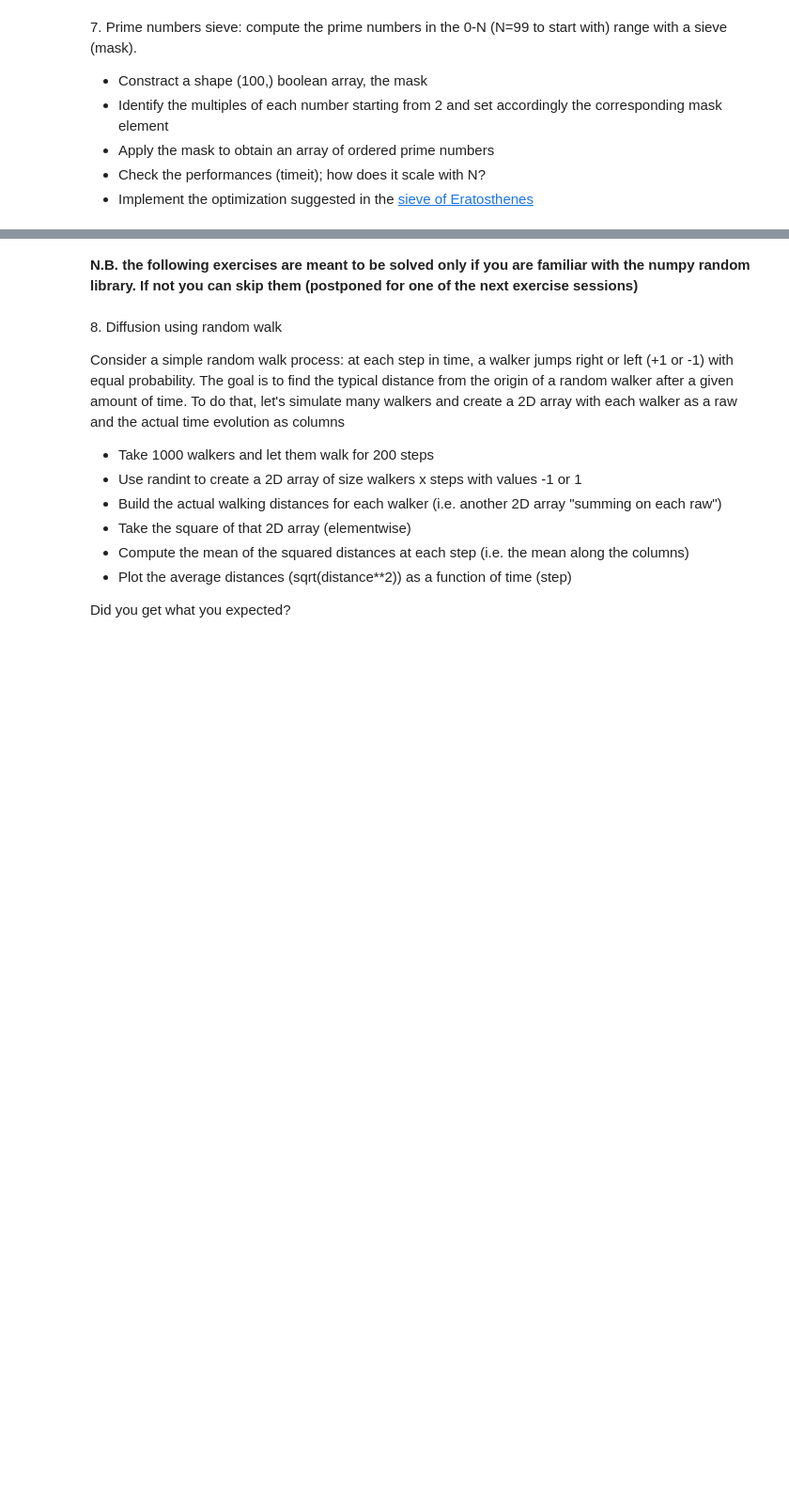
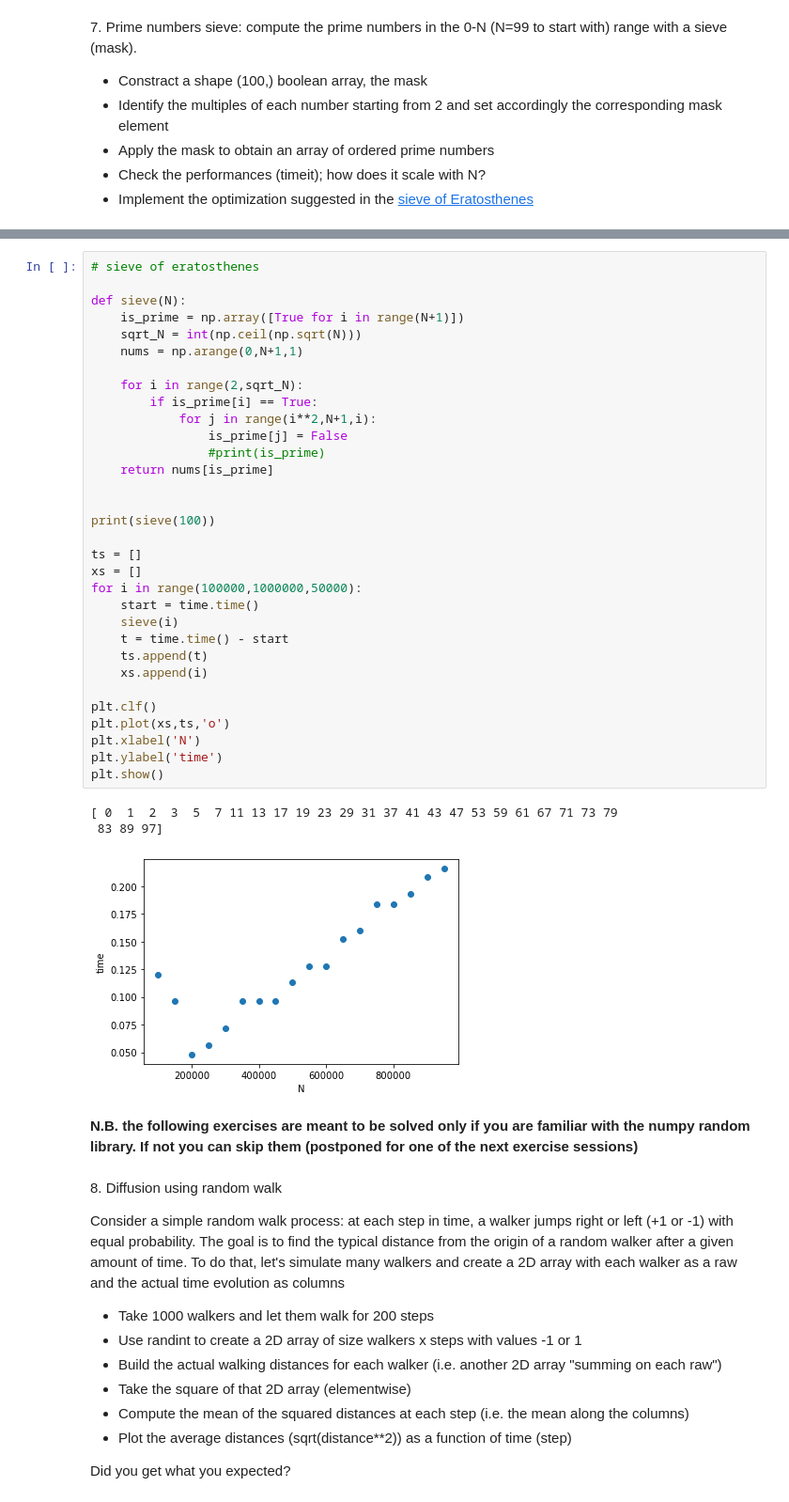
Before and after one commit to PhysicsOfData/LaboratoryOfComputationalPhysics_Y4, a Jupyter notebook: 03ex_Numpy.ipynb, the cells around one changed output, grey strips where cells are left out. Shown at 94% size. Drawn from its saved outputs; the diff is of its cells as text; blank space fills up the shorter version.

```diff
--- a/03ex_Numpy.ipynb
+++ b/03ex_Numpy.ipynb
@@ -146,3 +276,39 @@ The corresponding positions in miles are: 0, 198, 303, 736, 871, 1175, 1475, 154
+# %%
+# sieve of eratosthenes
+
+def sieve(N):
+    is_prime = np.array([True for i in range(N+1)])
+    sqrt_N = int(np.ceil(np.sqrt(N)))
+    nums = np.arange(0,N+1,1)
+
+    for i in range(2,sqrt_N):
+        if is_prime[i] == True:
+            for j in range(i**2,N+1,i):
+                is_prime[j] = False
+                #print(is_prime)
+    return nums[is_prime]
+
+
+print(sieve(100))
+
+ts = []
+xs = []
+for i in range(100000,1000000,50000):
+    start = time.time()
+    sieve(i)
+    t = time.time() - start
+    ts.append(t)
+    xs.append(i)
+
+plt.clf()
+plt.plot(xs,ts,'o')
+plt.xlabel('N')
+plt.ylabel('time')
+plt.show()
+# %% [output]
+[ 0  1  2  3  5  7 11 13 17 19 23 29 31 37 41 43 47 53 59 61 67 71 73 79
+ 83 89 97]
+[figure, added]
 # %% [markdown]
 **N.B. the following exercises are meant to be solved only if you are familiar with the numpy random library. If not you can skip them (postponed for one of the next exercise sessions)**
 # %% [markdown]
```
Also changed, not shown: parts of 7 cells of this notebook.
